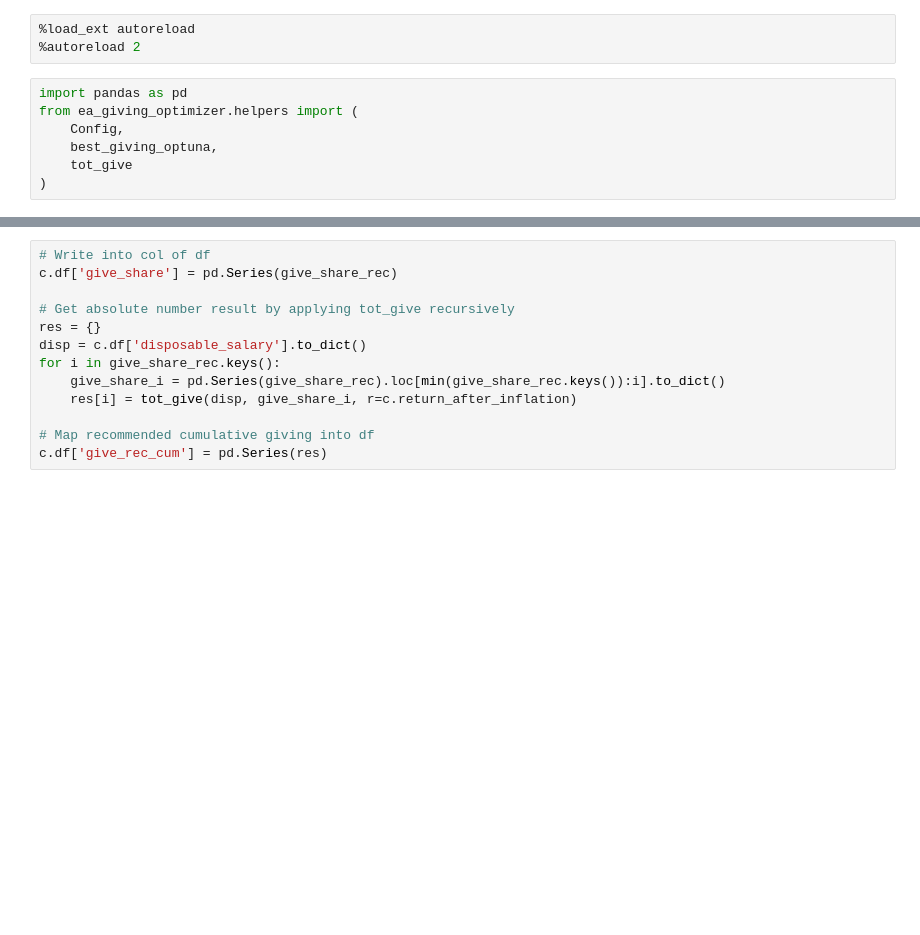
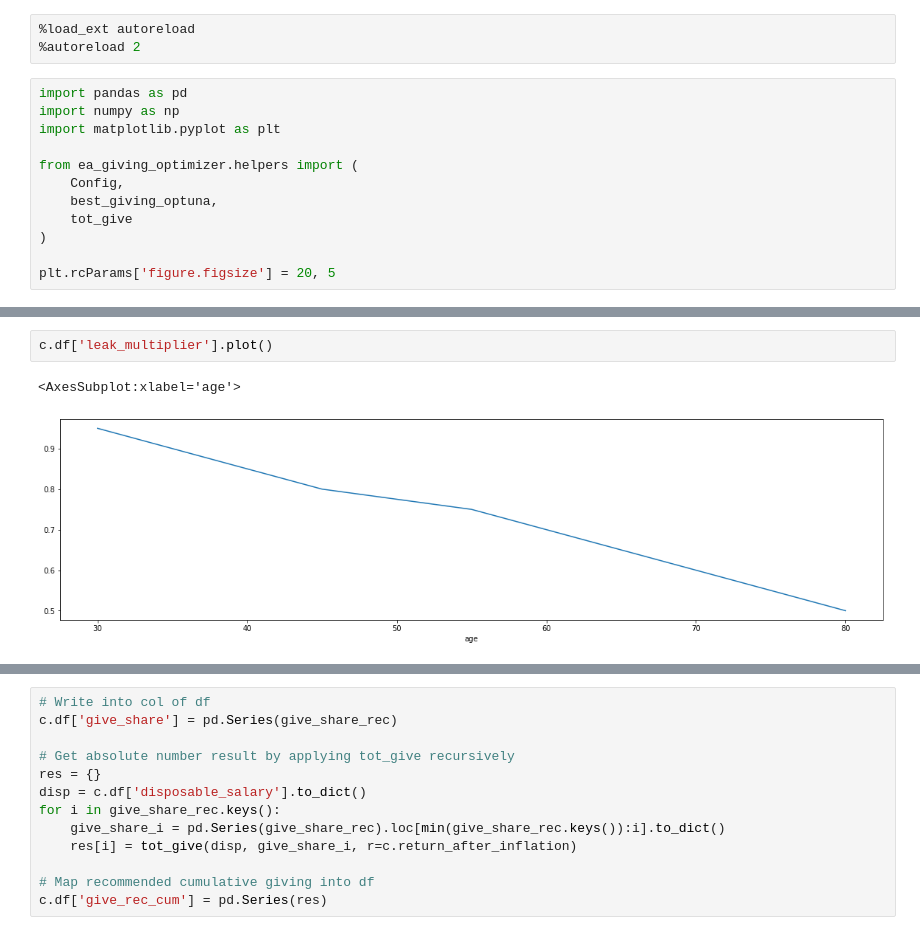
Before and after one commit to Simpa87/ea-giving-optimizer, a Jupyter notebook: ea_giving_optimizer/explore.ipynb, the cells around one changed output, grey strips where cells are left out. Drawn from its saved outputs; the diff is of its cells as text; blank space fills up the shorter version.

Commit message:
Draft for leak_multiplier per year but needs some further fixes

```diff
--- a/ea_giving_optimizer/explore.ipynb
+++ b/ea_giving_optimizer/explore.ipynb
@@ -3,11 +3,16 @@
 %autoreload 2
 # %%
 import pandas as pd
+import numpy as np
+import matplotlib.pyplot as plt
+
 from ea_giving_optimizer.helpers import (
     Config,
     best_giving_optuna,
     tot_give
 )
+
+plt.rcParams['figure.figsize'] = 20, 5
 # %%
 c = Config()
 c.df.head()
@@ -14,2 +27,7 @@ c.df.head()
+# %%
+c.df['leak_multiplier'].plot()
+# %% [output]
+<AxesSubplot:xlabel='age'>
+[figure, added]
 # %%
 # Get recommended giving share per age
```
Also changed, not shown: parts of 4 cells of this notebook, 2 other files.
